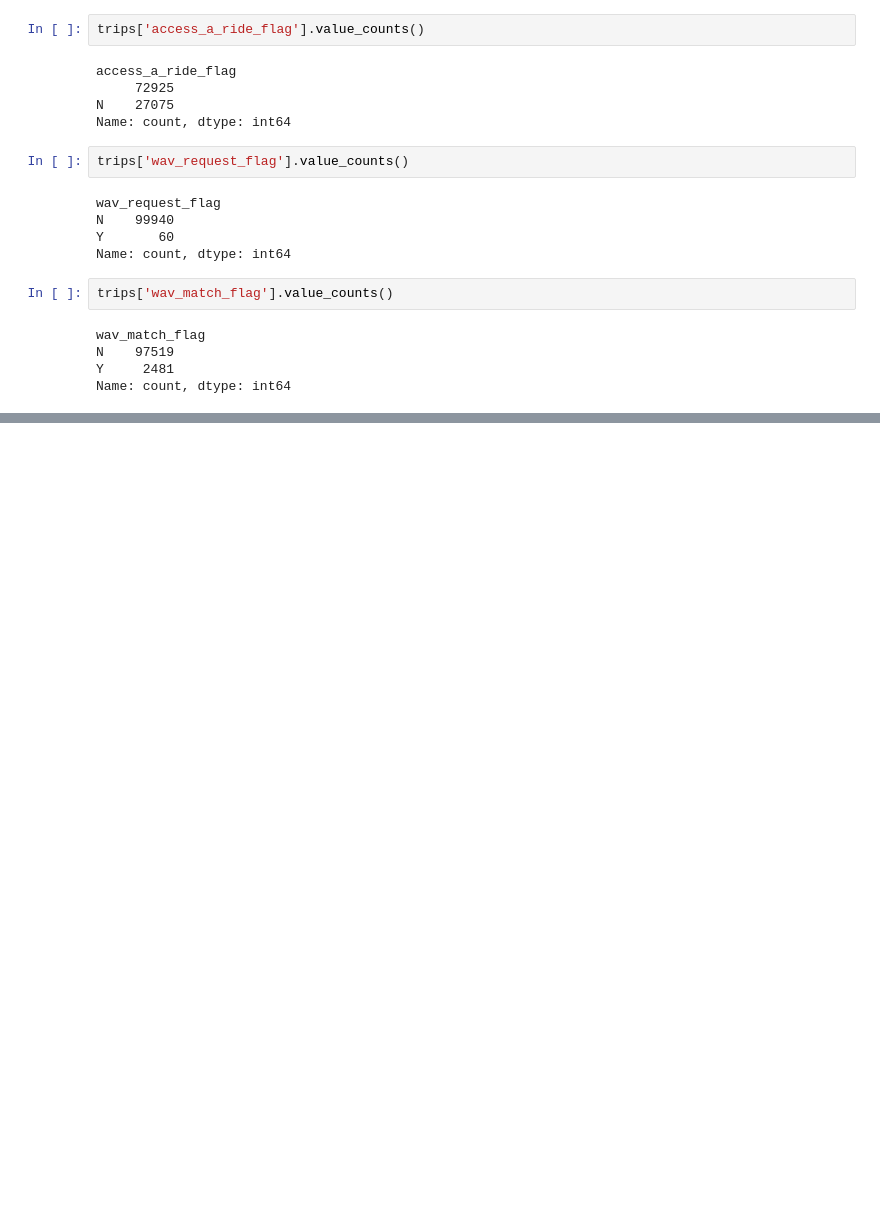
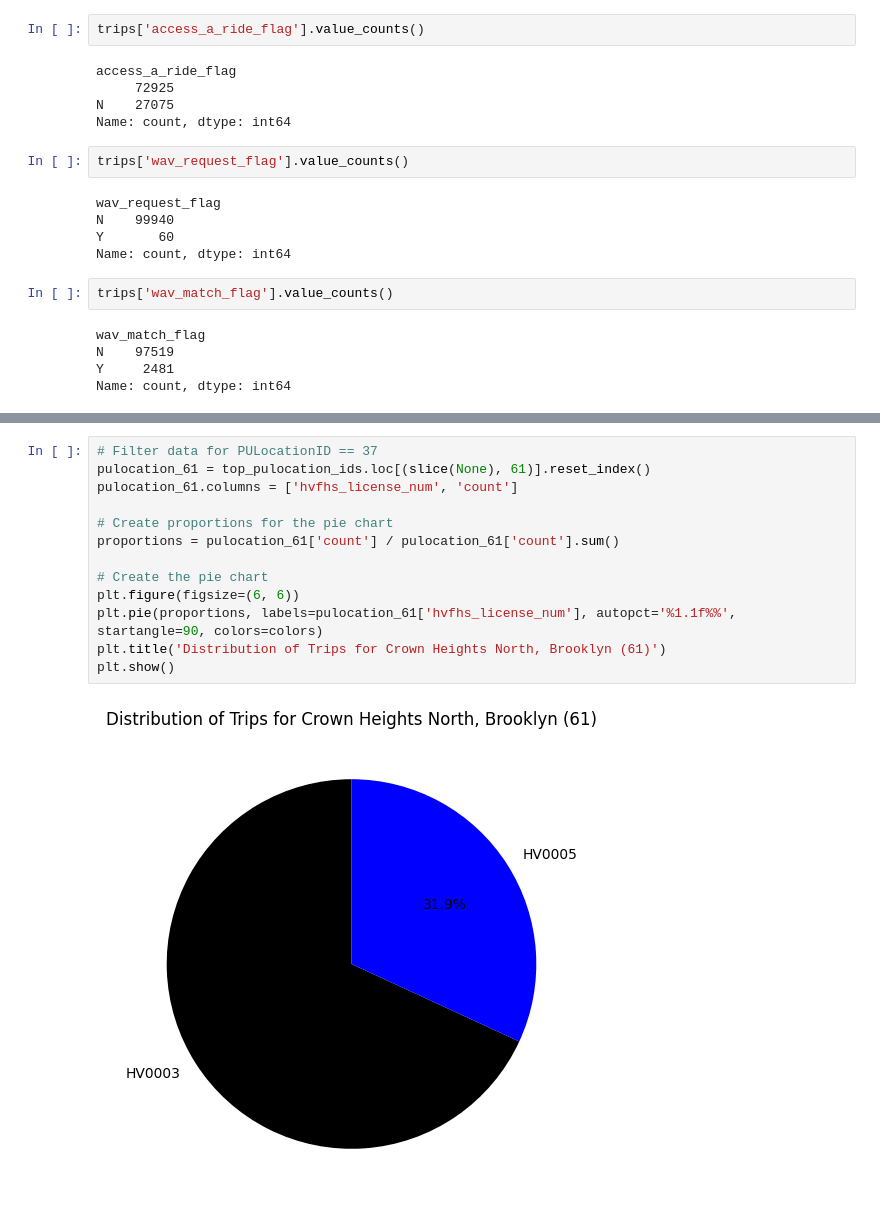
Before and after one commit to GonzaloLopezS/TFM_VTC_NYC, a Jupyter notebook: Notebooks/prueba_2021.ipynb, the cells around one changed output, grey strips where cells are left out. Drawn from its saved outputs; the diff is of its cells as text; blank space fills up the shorter version.

```diff
--- a/Notebooks/prueba_2021.ipynb
+++ b/Notebooks/prueba_2021.ipynb
@@ -1003,0 +1173,15 @@ Name: count, dtype: int64
+# %%
+# Filter data for PULocationID == 37
+pulocation_61 = top_pulocation_ids.loc[(slice(None), 61)].reset_index()
+pulocation_61.columns = ['hvfhs_license_num', 'count']
+
+# Create proportions for the pie chart
+proportions = pulocation_61['count'] / pulocation_61['count'].sum()
+
+# Create the pie chart
+plt.figure(figsize=(6, 6))
+plt.pie(proportions, labels=pulocation_61['hvfhs_license_num'], autopct='%1.1f%%', startangle=90, colors=colors)
+plt.title('Distribution of Trips for Crown Heights North, Brooklyn (61)')
+plt.show()
+# %% [output]
+[figure, added]
```
Also changed, not shown: parts of 36 cells of this notebook, 1 other file.
